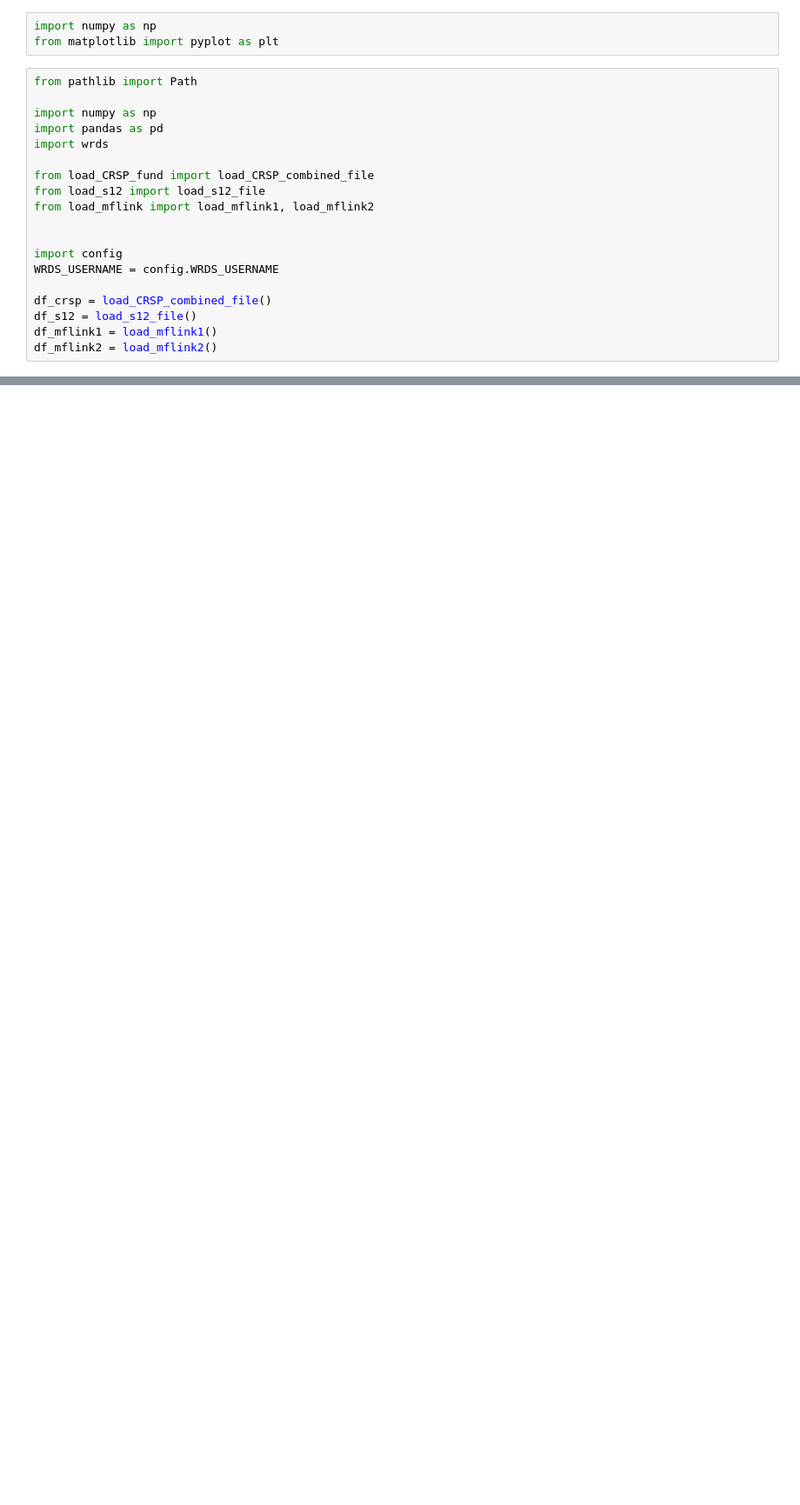
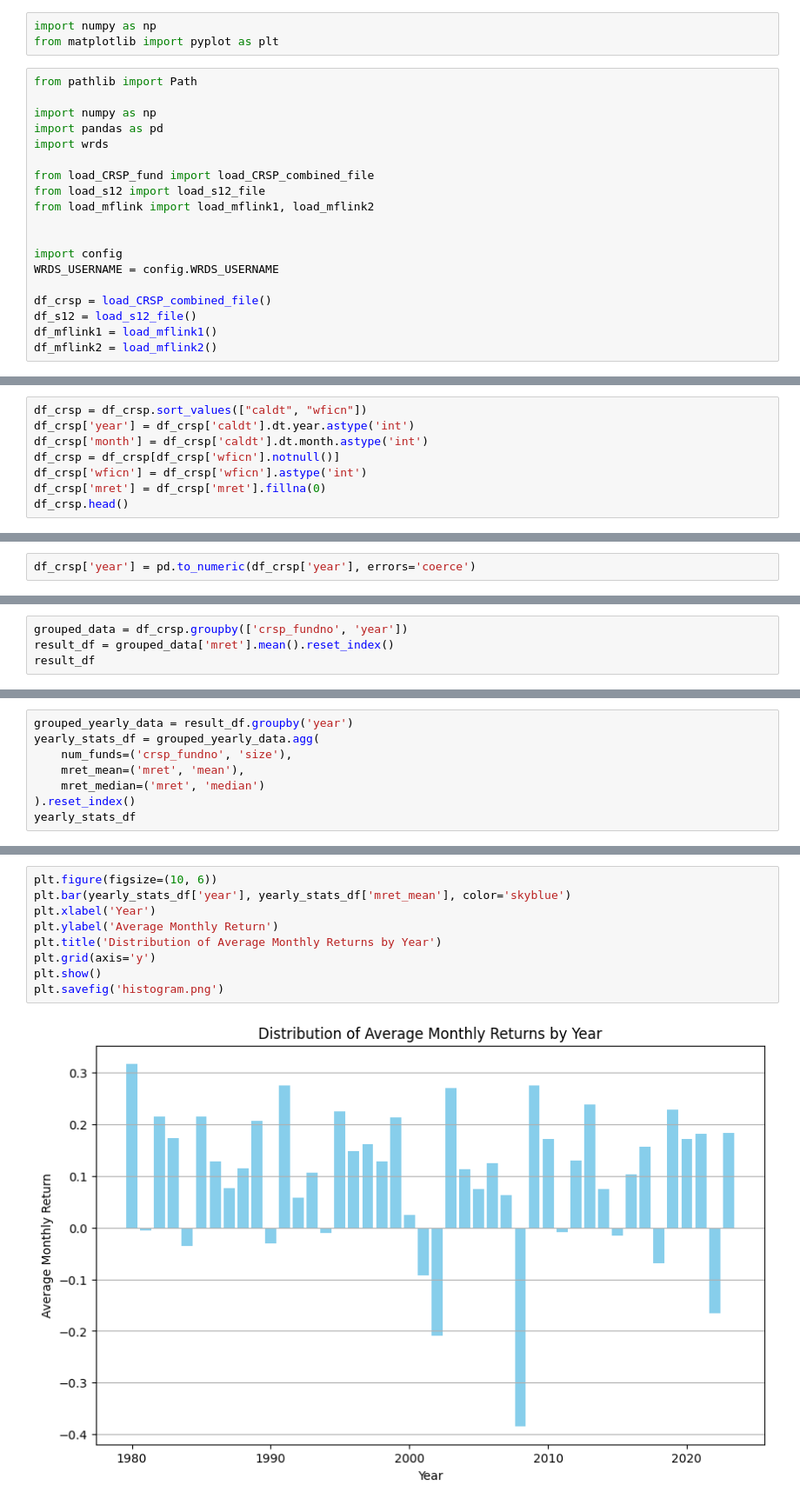
Before and after one commit to jonathan-cai-chicago/factor_demand, a Jupyter notebook: src/bonus_charts_and_tables_walkthrough.ipynb, the cells around one changed output, grey strips where cells are left out. Shown at 87% size. Saved outputs shown, nothing was run; the diff lists cells and outputs as text; blank space fills up the shorter version.

Commit message:
added all of the plots

```diff
--- a/src/bonus_charts_and_tables_walkthrough.ipynb
+++ b/src/bonus_charts_and_tables_walkthrough.ipynb
@@ -26,0 +64,8 @@ df_mflink2 = load_mflink2()
+# %%
+df_crsp = df_crsp.sort_values(["caldt", "wficn"])
+df_crsp['year'] = df_crsp['caldt'].dt.year.astype('int')
+df_crsp['month'] = df_crsp['caldt'].dt.month.astype('int')
+df_crsp = df_crsp[df_crsp['wficn'].notnull()]
+df_crsp['wficn'] = df_crsp['wficn'].astype('int')
+df_crsp['mret'] = df_crsp['mret'].fillna(0)
+df_crsp.head()
@@ -44,0 +104,2 @@ df_crsp
+# %%
+df_crsp['year'] = pd.to_numeric(df_crsp['year'], errors='coerce')
@@ -44,0 +125,4 @@ df_crsp
+# %%
+grouped_data = df_crsp.groupby(['crsp_fundno', 'year'])
+result_df = grouped_data['mret'].mean().reset_index()
+result_df
@@ -44,0 +143,8 @@ df_crsp
+# %%
+grouped_yearly_data = result_df.groupby('year')
+yearly_stats_df = grouped_yearly_data.agg(
+    num_funds=('crsp_fundno', 'size'),
+    mret_mean=('mret', 'mean'),
+    mret_median=('mret', 'median')
+).reset_index()
+yearly_stats_df
@@ -44,0 +175,11 @@ df_crsp
+# %%
+plt.figure(figsize=(10, 6))
+plt.bar(yearly_stats_df['year'], yearly_stats_df['mret_mean'], color='skyblue')
+plt.xlabel('Year')
+plt.ylabel('Average Monthly Return')
+plt.title('Distribution of Average Monthly Returns by Year')
+plt.grid(axis='y')
+plt.show()
+plt.savefig('histogram.png')
+# %% [output]
+[figure, added]
```
Also changed, not shown: parts of 29 cells of this notebook, 5 other files.
